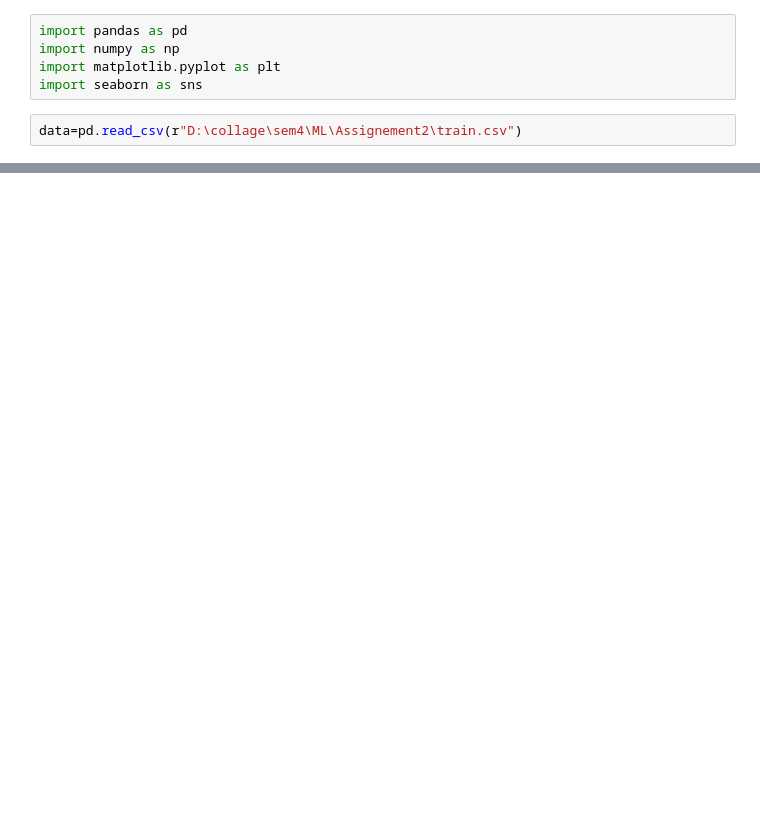
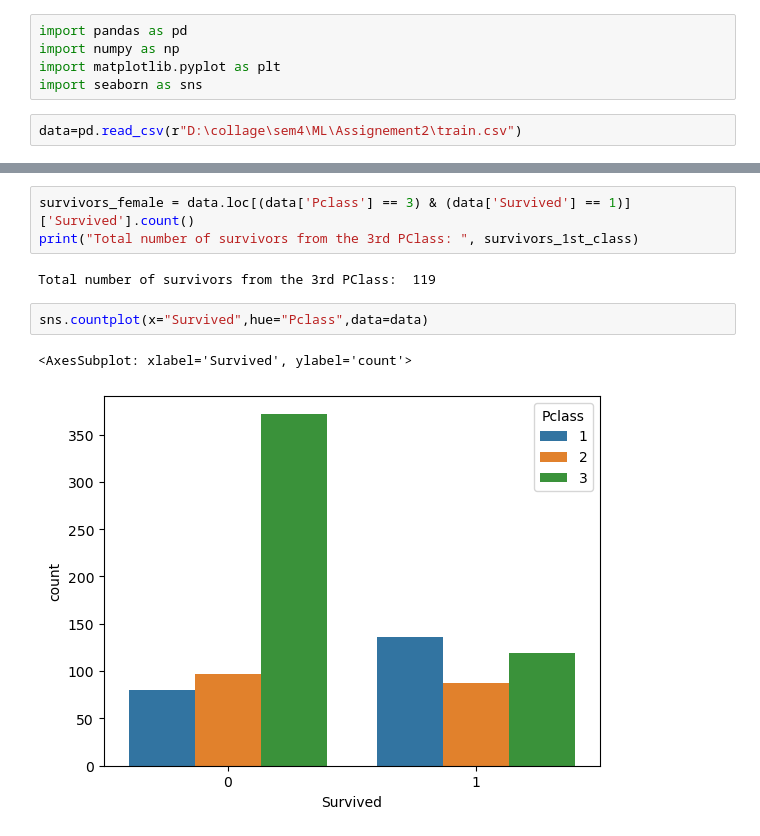
Before and after one commit to adivya-jain/Machine-Learning-Basics, a Jupyter notebook: Untitled.ipynb, the cells around one changed output, grey strips where cells are left out. Cells and saved outputs as stored; diff of their text form; blank space fills up the shorter version.

```diff
--- a/Untitled.ipynb
+++ b/Untitled.ipynb
@@ -32,0 +48,10 @@ data.shape
+# %%
+survivors_female = data.loc[(data['Pclass'] == 3) & (data['Survived'] == 1)]['Survived'].count()
+print("Total number of survivors from the 3rd PClass: ", survivors_1st_class)
+# %% [output]
+Total number of survivors from the 3rd PClass:  119
+# %%
+sns.countplot(x="Survived",hue="Pclass",data=data)
+# %% [output]
+<AxesSubplot: xlabel='Survived', ylabel='count'>
+[figure, added]
```
Also changed, not shown: parts of 24 cells of this notebook.
